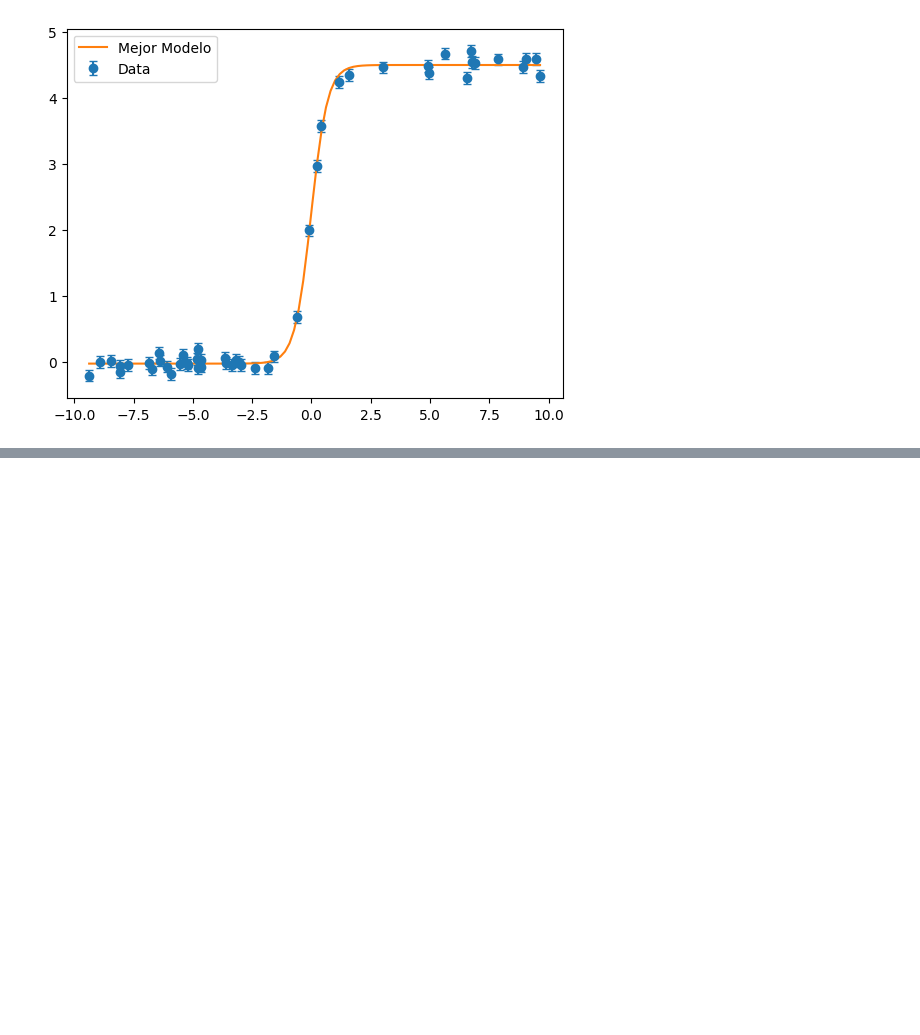
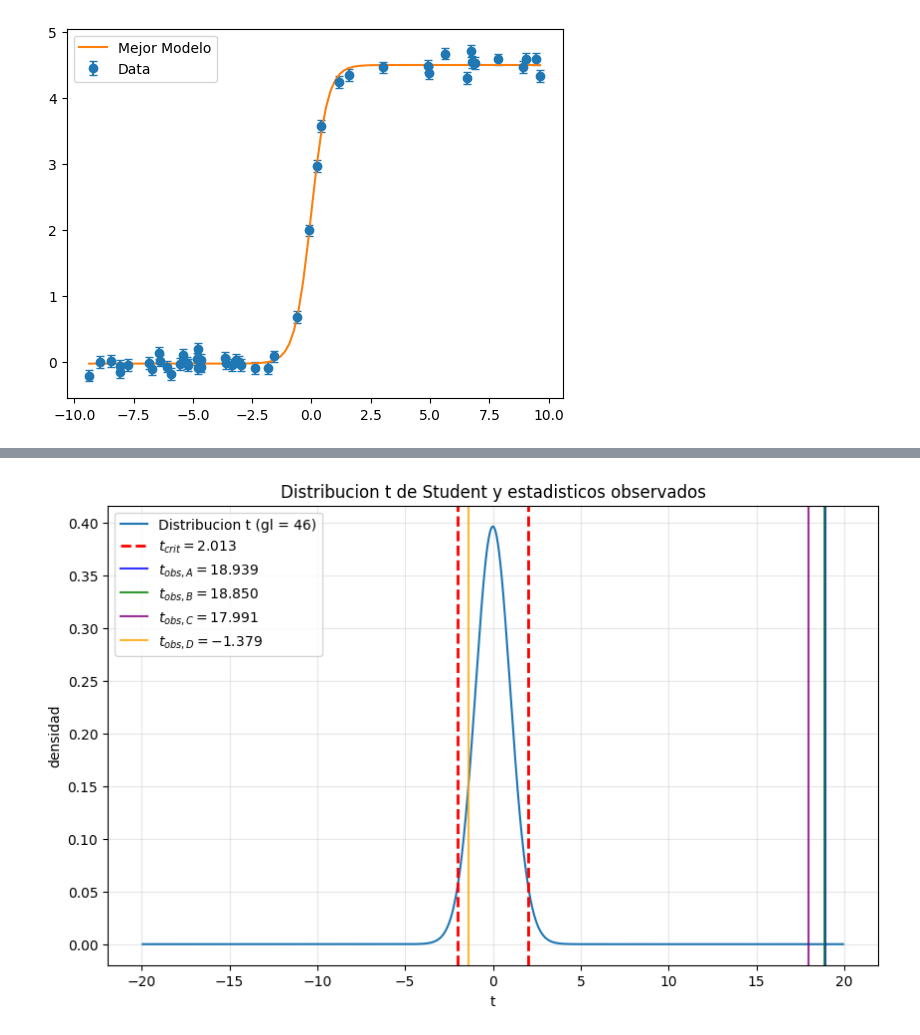
Before and after one commit to asegura4488/MetodosComputacionales2026, a Jupyter notebook: Semana12/AjusteNolineal.ipynb, the cells around one changed output, grey strips where cells are left out. Drawn from its saved outputs; the diff is of its cells as text; code cells hidden in the pictures; blank space fills up the shorter version.

Commit message:
estadistico t

```diff
--- a/Semana12/AjusteNolineal.ipynb
+++ b/Semana12/AjusteNolineal.ipynb
@@ -96,0 +147,83 @@ plt.legend()
+# %%
+# ============================================================
+# ESTADISTICO t DE CADA PARAMETRO
+# ============================================================
+from scipy.stats import t
+
+# H0: parametro = 0
+# t_obs = estimado / error_estandar
+
+t_stats = p_cf / perr_cf
+print("t observados:")
+print(t_stats)
+
+# valor critico bilateral para 95% de confianza
+alpha = 0.05
+t_crit = t.ppf(1 - alpha/2, df=ndof)
+print("t critico =", t_crit)
+
+# p-values bilaterales
+p_values = 2 * (1 - t.cdf(np.abs(t_stats), df=ndof))
+print("p-values:")
+print(p_values)
+
+# Resumen de parametros, errores y estadisticos t
+param_names = ['A', 'B', 'C', 'D']
+resumen_t = pd.DataFrame({
+    'parametro': param_names,
+    'estimado': p_cf,
+    'error_std': perr_cf,
+    't_observado': t_stats,
+    'abs_t_observado': np.abs(t_stats),
+    'p_value': p_values
+})
+
+print("\nResumen:")
+print(resumen_t)
+
+# ============================================================
+# GRAFICA DE LA DISTRIBUCION t DE STUDENT
+# ============================================================
+# Dibujamos la distribucion t con los grados de libertad correctos
+# y marcamos el valor critico en rojo y los valores observados en negro.
+
+tmax = max(6, np.max(np.abs(t_stats)) + 1)
+t_grid = np.linspace(-tmax, tmax, 2000)
+pdf_t = t.pdf(t_grid, df=ndof)
+
+plt.figure(figsize=(10, 6))
+plt.plot(t_grid, pdf_t, label=f'Distribucion t (gl = {ndof})')
+
+# valores criticos
+plt.axvline(t_crit, color='red', linestyle='--', linewidth=2,
+            label=fr'$t_{{crit}} = {t_crit:.3f}$')
+plt.axvline(-t_crit, color='red', linestyle='--', linewidth=2)
+
+colors = ['blue', 'green', 'purple', 'orange']
+
+# valores observados
+for nombre, t_obs, c in zip(param_names, t_stats, colors):
+    plt.axvline(t_obs, alpha=0.8, color=c, label=fr'$t_{{obs,{nombre}}} = {t_obs:.3f}$')
+
+plt.xlabel('t')
+plt.ylabel('densidad')
+plt.title('Distribucion t de Student y estadisticos observados')
+plt.legend()
+plt.grid(alpha=0.3)
+plt.show()
+
+# ============================================================
+# RESIDUALES NORMALIZADOS
+# ============================================================
+residuales = (y - sigmoide(x, *p_cf)) / sigma
+
+plt.figure(figsize=(8, 5))
+plt.errorbar(x, residuales, yerr=np.ones_like(residuales), fmt='o',
+             capsize=3, label='Residuales normalizados')
+plt.axhline(y=0, color='r', linestyle='-')
+plt.xlabel('x')
+plt.ylabel(r'$(y_i - y_{mod})/\sigma_i$')
+plt.legend()
+plt.grid(alpha=0.3)
+plt.show()
+# %% [output]
@@ -96,0 +242 @@ plt.legend()
+[figure, added]
```
Also changed, not shown: parts of 9 cells of this notebook.
